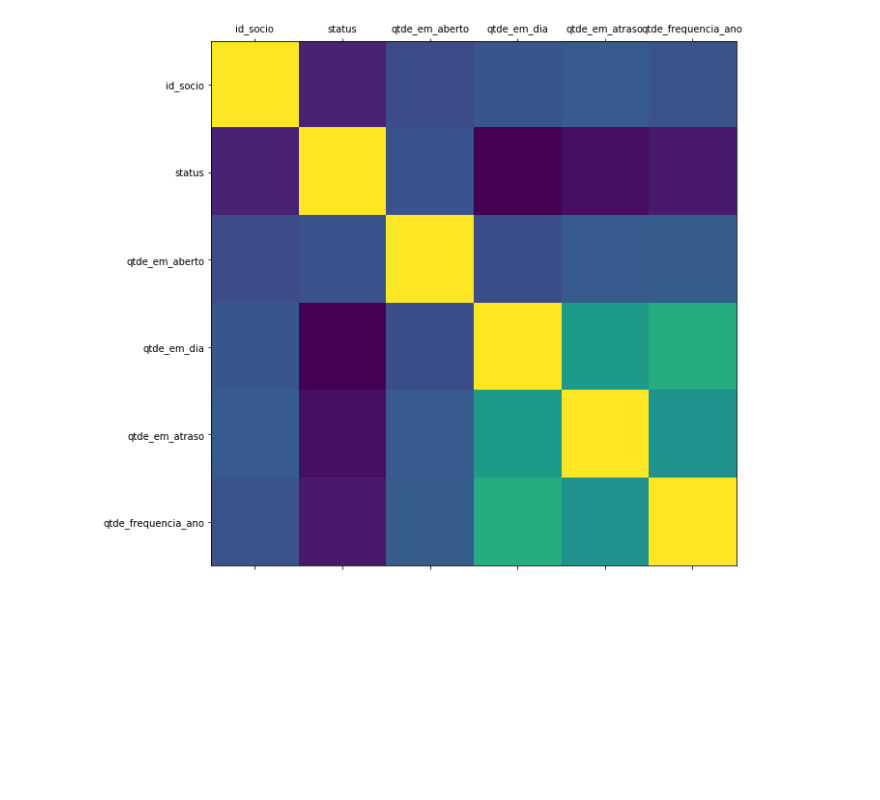
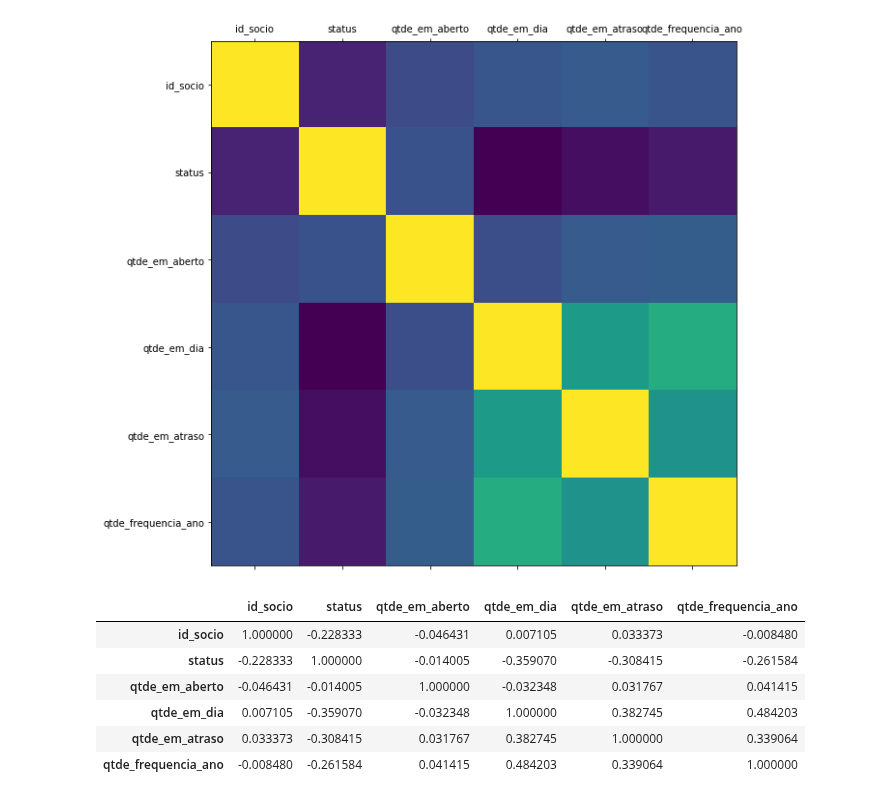
Before and after one commit to UesleiJf/projeto-preditivo, a Jupyter notebook: Churn_Rate.ipynb, the cells around one changed output. Saved outputs shown, nothing was run; the diff lists cells and outputs as text; code cells hidden in the pictures; blank space fills up the shorter version.

```diff
--- a/Churn_Rate.ipynb
+++ b/Churn_Rate.ipynb
@@ -224,3 +224,19 @@ def plot_corr(df, size=10):
 plot_corr(df)
 # %% [output]
 [figure]
+# %%
+# Visualizando a correlação em tabela
+# Coeficiente de correlação:
+
+    # +1 = forte correlação positiva
+    # 0 = não há correlação
+    # -1 forte correlação negativa
+df.corr()
+# %% [output]
+|  | id_socio | status | qtde_em_aberto | qtde_em_dia | qtde_em_atraso | qtde_frequencia_ano |
+| id_socio | 1.000000 | -0.228333 | -0.046431 | 0.007105 | 0.033373 | -0.008480 |
+| status | -0.228333 | 1.000000 | -0.014005 | -0.359070 | -0.308415 | -0.261584 |
+| qtde_em_aberto | -0.046431 | -0.014005 | 1.000000 | -0.032348 | 0.031767 | 0.041415 |
+| qtde_em_dia | 0.007105 | -0.359070 | -0.032348 | 1.000000 | 0.382745 | 0.484203 |
+| qtde_em_atraso | 0.033373 | -0.308415 | 0.031767 | 0.382745 | 1.000000 | 0.339064 |
+| qtde_frequencia_ano | -0.008480 | -0.261584 | 0.041415 | 0.484203 | 0.339064 | 1.000000 |
```
